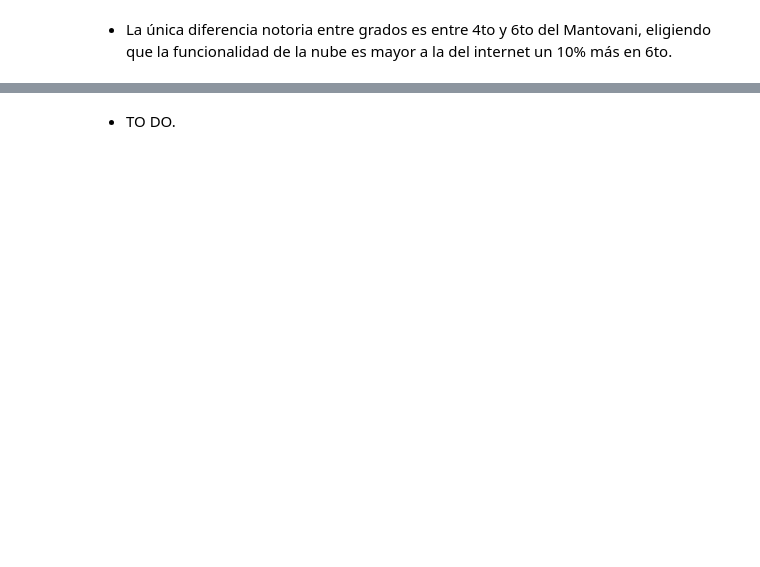
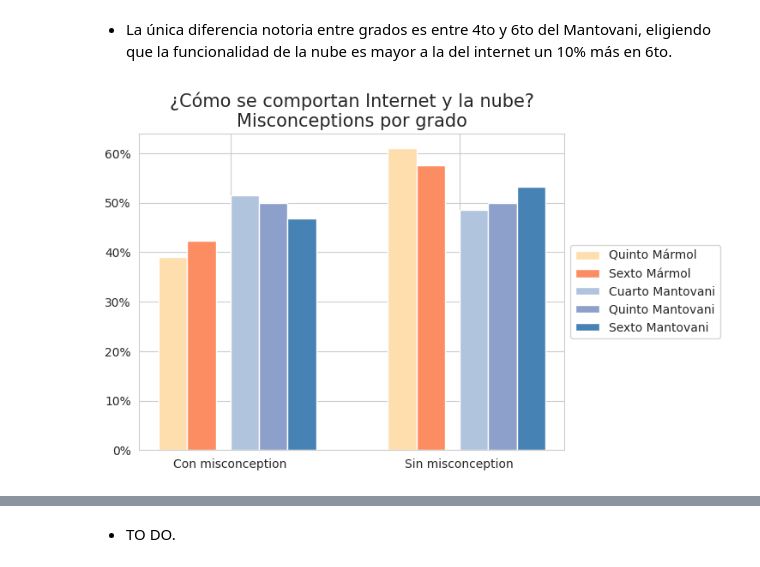
Before and after one commit to fedesassone/tesis, a Jupyter notebook: notebooks/misconceptions/09-Internet_vs_nube/Misconceptions_Internet_vs_nube.ipynb, the cells around one changed output, grey strips where cells are left out. Saved outputs shown, nothing was run; the diff lists cells and outputs as text; code cells hidden in the pictures; blank space fills up the shorter version.

```diff
--- a/notebooks/misconceptions/09-Internet_vs_nube/Misconceptions_Internet_vs_nube.ipynb
+++ b/notebooks/misconceptions/09-Internet_vs_nube/Misconceptions_Internet_vs_nube.ipynb
@@ -175,46 +242,40 @@ result = result.rename(     columns={0:'Quinto Mármol',
                                 3:'Quinto Mantovani',
                                 4:'Sexto Mantovani'},
                        index={"Internet y la nube tienen algunas funciones comunes y algunas funciones distintas.": "Distintas",
                               "No sé.": "No sé",
                               "Con Internet podemos hacer más cosas que con la nube.": "Internet\n>\nnube",
                               "Con la nube podemos hacer más cosas que con Internet.": "Nube\n>\nInternet",
                               "Internet y la nube no tienen funciones en común.":"Disjuntos",
                               "Podemos hacer exactamente lo mismo con Internet que con la nube.": "Iguales"}).fillna(0)
 
-df_con_mis = result.loc[(result.index == 'Disjuntos') |
-                        (result.index == 'Iguales') |
-                        (result.index == 'Nube\n>\nInternet')].sum()
+df_con_mis = result.loc[(result.index != 'No sé') & (result.index != 'Distintas')].sum()
+df_sin_mis = result.loc[(result.index == 'No sé') | (result.index == 'Distintas')].sum()
+# df_con_mis = result.loc[(result.index != 'No sé') & (result.index != 'Internet\n>\nnube')].sum()
+# df_sin_mis = result.loc[(result.index == 'No sé') | (result.index == 'Internet\n>\nnube')].sum()
 
-result = pd.concat([ df_con_mis,
-                     result.loc[result.index=='No sé'].sum(),
-                     result.loc[result.index=='Distintas'].sum(),
-                     result.loc[result.index=='Internet\n>\nnube'].sum(),
-                     ], axis=1, ignore_index=True)
-
-
-result = result.rename(columns={0: "Con\nmisconception",
-                                1: "No sé",
-                                2: "Distintas",
-                                3: "Internet\n>\nnube"}).transpose()
+result = pd.concat([df_con_mis, df_sin_mis], axis=1, ignore_index=True)
+result = result.rename(columns={0: "Con misconception", 1: "Sin misconception"}).transpose()
 
 bar_width = 0.25
 
-br1 = [1, 3, 5, 7]
+br1 = [1, 3]
 br2 = [x +     bar_width for x in br1]
 br3 = [x + 1.5*bar_width for x in br2]
 br4 = [x +     bar_width for x in br3]
 br5 = [x +     bar_width for x in br4]
 
 plt.bar(br1, result['Quinto Mármol']    , width=bar_width, label = 'Quinto Mármol', color='navajowhite')
 plt.bar(br2, result['Sexto Mármol']     , width=bar_width, label = 'Sexto Mármol', color='C1')
 plt.bar(br3, result['Cuarto Mantovani'] , width=bar_width, label = 'Cuarto Mantovani', color='lightsteelblue')
 plt.bar(br4, result['Quinto Mantovani'] , width=bar_width, label = 'Quinto Mantovani', color='C2')
 plt.bar(br5, result['Sexto Mantovani']  , width=bar_width, label = 'Sexto Mantovani', color='steelblue')
 
 plt.gca().yaxis.set_major_formatter(PercentFormatter(1))
 if include_title:
        plt.title("¿Cómo se comportan Internet y la nube?\nMisconceptions por grado", fontsize=15)
-plt.xticks([x + 2.75*bar_width for x in br1], result.index)
+plt.xticks([x + 2*bar_width for x in br1], result.index)
 plt.legend(loc='center left', bbox_to_anchor=(1, 0.5))
 
 plt.savefig(fig_name_prefix + '_misco_agregadas_por_grado_y_escuela' + file_ext, bbox_inches='tight', dpi=dpi_value)
+# %% [output]
+[figure, added]
```
Also changed, not shown: parts of 12 cells of this notebook, 13 other files.
